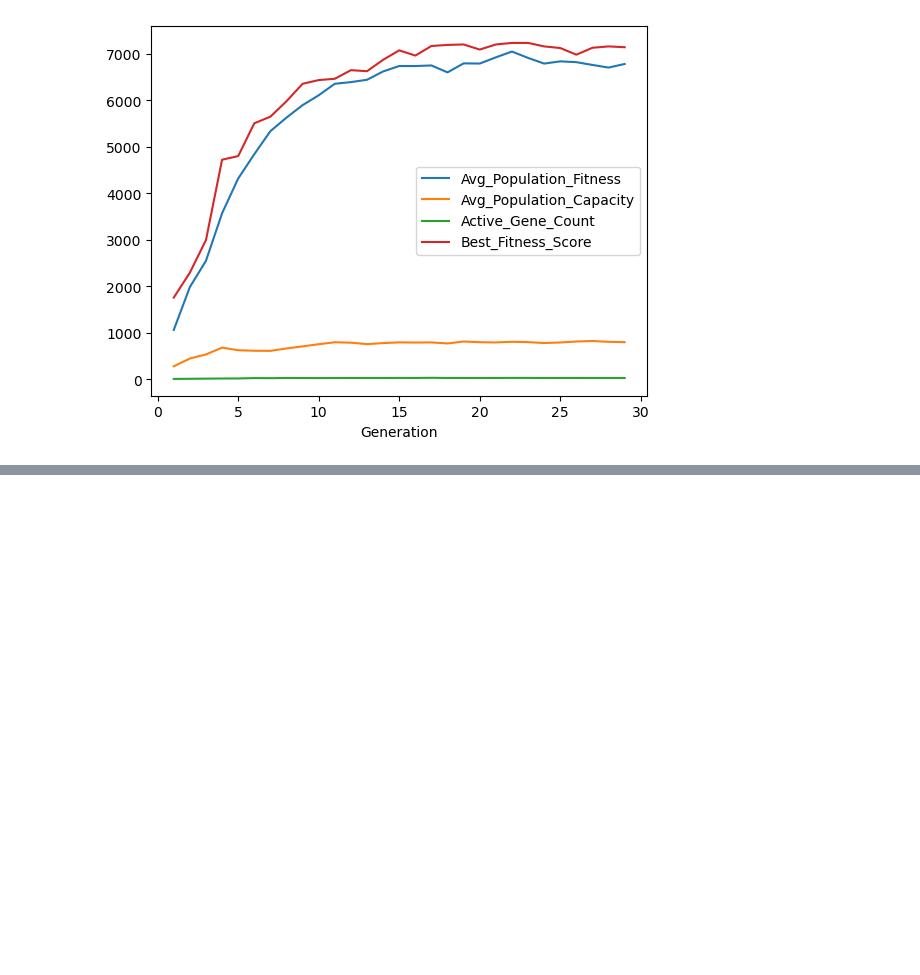
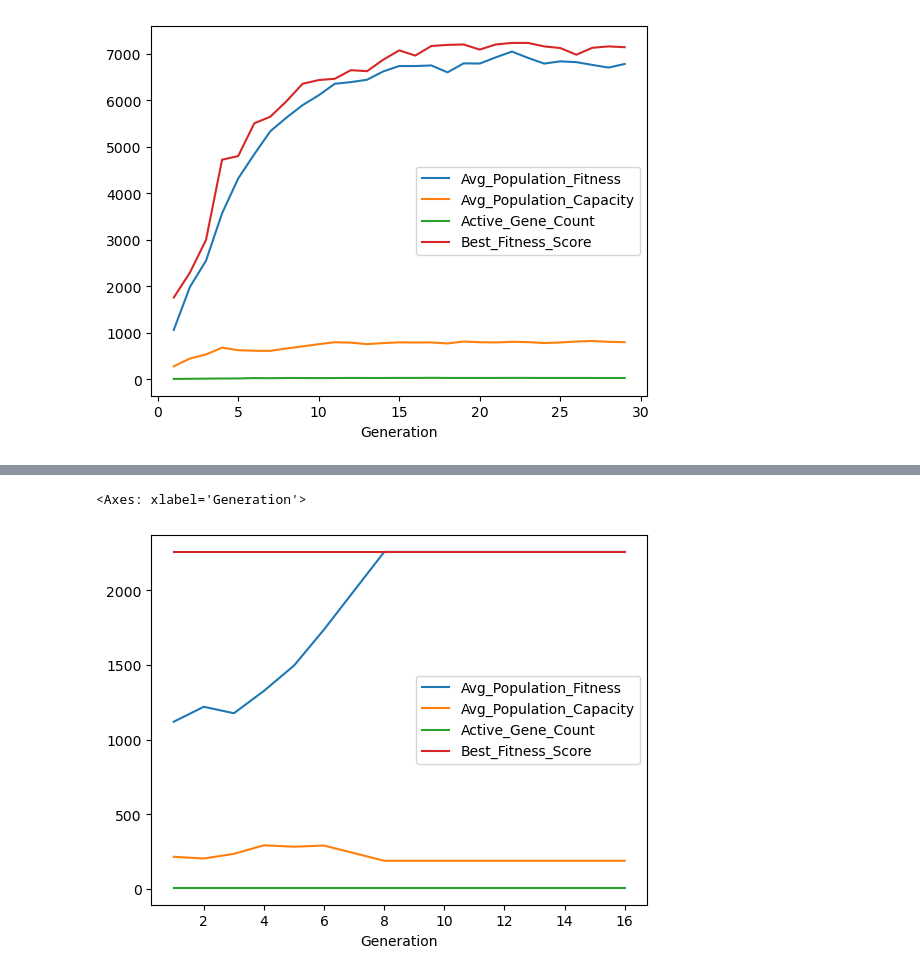
Before and after one commit to ajay-naidu-96/GeneticAlgo, a Jupyter notebook: notebooks/TheFancyStuff.ipynb, the cells around one changed output, grey strips where cells are left out. Cells and saved outputs as stored; diff of their text form; code cells hidden in the pictures; blank space fills up the shorter version.

```diff
--- a/notebooks/TheFancyStuff.ipynb
+++ b/notebooks/TheFancyStuff.ipynb
@@ -121,0 +85,4 @@ df2
+# %%
+df5 = pd.read_csv('../output/selection_tournament_17_generation_config_1.csv')
+df5 = df5.rename(columns={'Active_Gene_Count': 'Best_Fitness_Score', 'Best_Fitness_Score': 'Active_Gene_Count'})
+df5.head()
@@ -121,0 +96,5 @@ df2
+# %%
+df5.plot.line(x='Generation', y=['Avg_Population_Fitness', 'Avg_Population_Capacity', 'Active_Gene_Count', 'Best_Fitness_Score'])
+# %% [output]
+<Axes: xlabel='Generation'>
+[figure, added]
```
Also changed, not shown: parts of 7 cells of this notebook, 2 other files.
